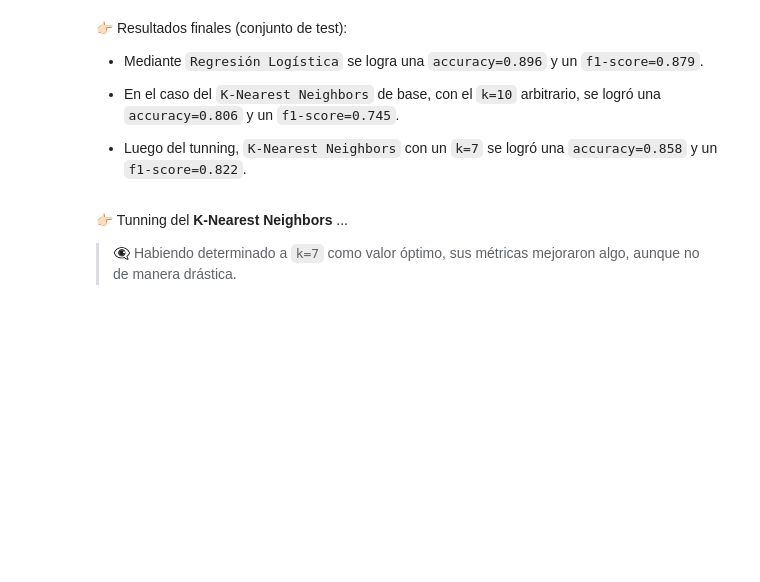
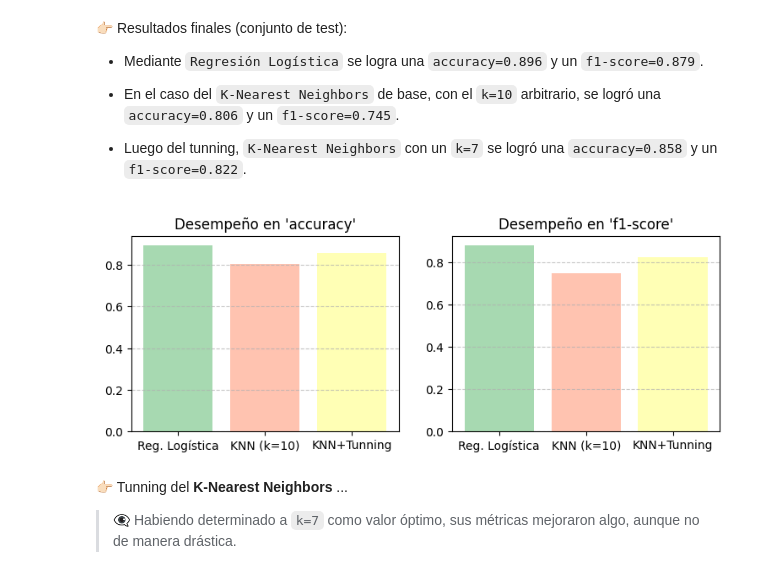
Before and after one commit to andres-garcia-alves/issd-aa1, a Jupyter notebook: Trabajo Practico 03/Trabajo Practico 03.ipynb, the cells around one changed output. Saved outputs shown, nothing was run; the diff lists cells and outputs as text; code cells hidden in the pictures; blank space fills up the shorter version.

```diff
--- a/Trabajo Practico 03/Trabajo Practico 03.ipynb
+++ b/Trabajo Practico 03/Trabajo Practico 03.ipynb
@@ -781,6 +785,27 @@ Fundamente, justifique con sus palabras.
 - En el caso del `K-Nearest Neighbors` de base, con el `k=10` arbitrario, se logró una `accuracy=0.806` y un `f1-score=0.745`.
 
 - Luego del tunning, `K-Nearest Neighbors` con un `k=7` se logró una `accuracy=0.858` y un `f1-score=0.822`.
+# %%
+labels = ["Reg. Logística", "KNN (k=10)", "KNN+Tunning"]
+colors = ['#A7D9B1', '#FFC3B0', '#FFFFB5']
+accuracy = [logreg_test_accuracy, knn_accuracy, knn_tunning_accuracy]
+f1_score = [logreg_test_f1_score, knn_f1_score, knn_tunning_f1_score]
+
+plt.figure(figsize=(9, 3))
+
+plt.subplot(1, 2, 1)
+plt.bar(labels, accuracy, color=colors)
+plt.title("Desempeño en 'accuracy'")
+plt.grid(axis='y', linestyle='--', alpha=0.7)
+
+plt.subplot(1, 2, 2)
+plt.bar(labels, f1_score, color=colors)
+plt.title("Desempeño en 'f1-score'")
+plt.grid(axis='y', linestyle='--', alpha=0.7)
+
+plt.show()
+# %% [output]
+[figure, added]
 # %% [markdown]
 👉🏻 Tunning del **K-Nearest Neighbors** ...
 
```
Also changed, not shown: parts of 1 cell of this notebook.
